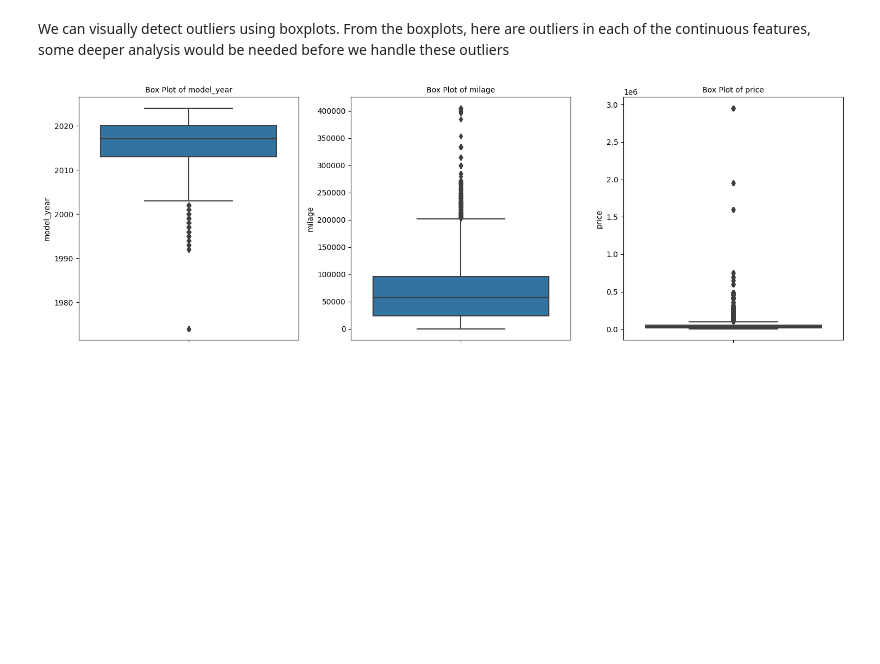
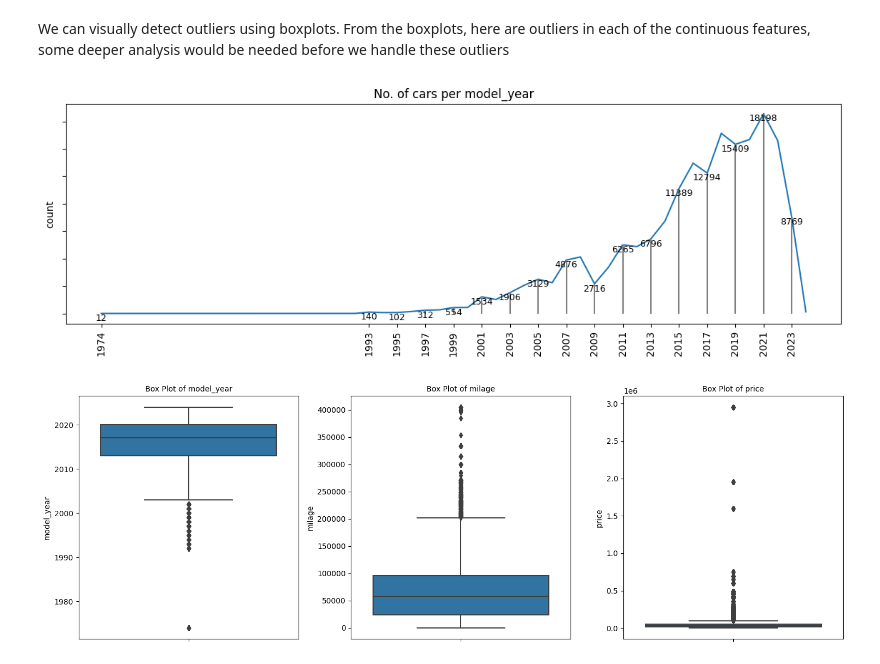
Before and after one commit to xkeyna/Data-Science-portfolio, a Jupyter notebook: predicting-used-car-prices-eda-cleaning.ipynb, the cells around one changed output. Cells and saved outputs as stored; diff of their text form; code cells hidden in the pictures; blank space fills up the shorter version.

```diff
--- a/predicting-used-car-prices-eda-cleaning.ipynb
+++ b/predicting-used-car-prices-eda-cleaning.ipynb
@@ -160,6 +167,33 @@ plt.show()
 Univariate analysis for each categorical features
 # %% [markdown]
 We can visually detect outliers using boxplots. From the boxplots, here are outliers in each of the continuous features, some deeper analysis would be needed before we handle these outliers
+# %%
+plt.figure(figsize=(14, 4))
+
+# Get the value counts of 'model_year' and sort by index
+yvc = df.model_year.value_counts().sort_index()
+
+# Create a line plot
+yr = sns.lineplot(x=list(yvc.index), y=yvc)
+
+# Adjust the x-axis ticks, rotating every second year for readability
+plt.xticks(list(yvc.index)[::2], rotation=90)
+
+# Add vertical lines and text labels to the plot
+for i in range(0, len(yvc), 2):
+    yr.vlines(x=yvc.index[i], ymin=0, ymax=yvc.values[i], colors='grey')
+    yr.text(yvc.index[i], yvc.values[i], f"{yvc.values[i]}", ha='center', va="top", fontsize=9)
+
+# Set the title
+plt.title("No. of cars per model_year")
+
+# Optionally hide y-axis tick labels
+yr.set_yticklabels([])
+
+# Show the plot
+plt.show()
+# %% [output]
+[figure, added]
 # %%
 # lets do boxplot to identify outliers
 # Creating grid of subplots
```
Also changed, not shown: parts of 96 cells of this notebook.
